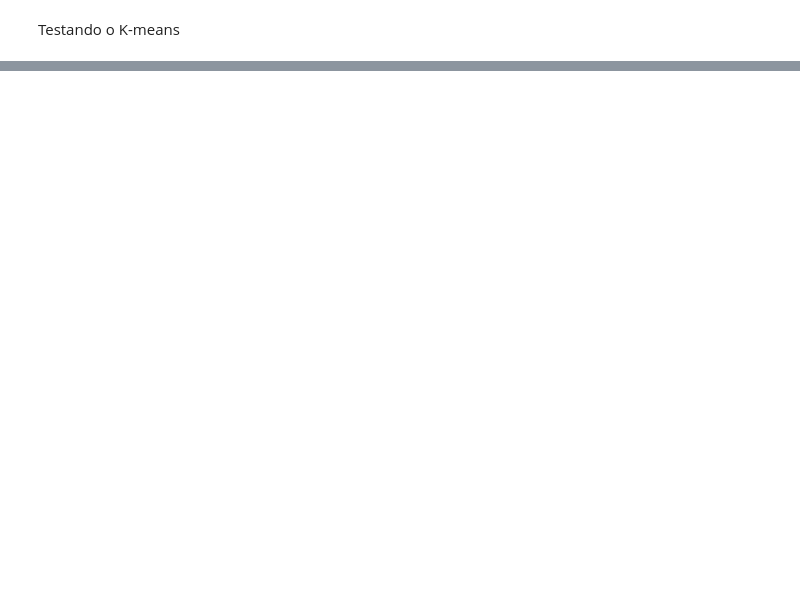
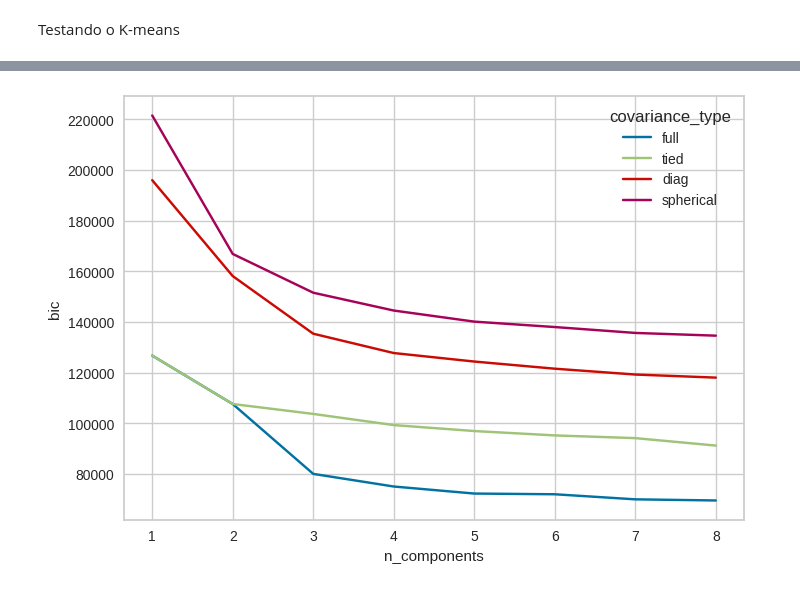
Before and after one commit to PabloLBandeira/biblioteca-Pandas, a Jupyter notebook: Desafio_07_Pablo.ipynb, the cells around one changed output, grey strips where cells are left out. Drawn from its saved outputs; the diff is of its cells as text; code cells hidden in the pictures; blank space fills up the shorter version.

```diff
--- a/Desafio_07_Pablo.ipynb
+++ b/Desafio_07_Pablo.ipynb
@@ -407,0 +398,7 @@ print(X.head())
+# %%
+plt.figure()
+
+kelbow_visualizer = KElbowVisualizer(AgglomerativeClustering(), k=10, timings=False)
+kelbow_visualizer.fit(rfv_df)
+kelbow_visualizer.show()
+plt.show()
@@ -407,0 +443,18 @@ print(X.head())
+# %%
+results = []
+k_range = range(1,9)
+covariance_types = ['full', 'tied', 'diag', 'spherical']
+X = rfv_df.copy()
+
+for n_components in k_range:
+  for covariance_type in covariance_types:
+    mclust = GaussianMixture(n_components=n_components, n_init=10, warm_start=True, covariance_type=covariance_type)
+    mclust.fit(X)
+    results.append({
+      'bic': mclust.bic(X),
+      'n_components': n_components,
+      'covariance_type': covariance_type,
+    })
+
+results = pd.DataFrame(results)
+results.sort_values('bic').head()
@@ -407,0 +468,4 @@ print(X.head())
+# %%
+sns.lineplot(data=results, x='n_components', y='bic', hue='covariance_type');
+# %% [output]
+[figure, added]
```
Also changed, not shown: parts of 25 cells of this notebook.
